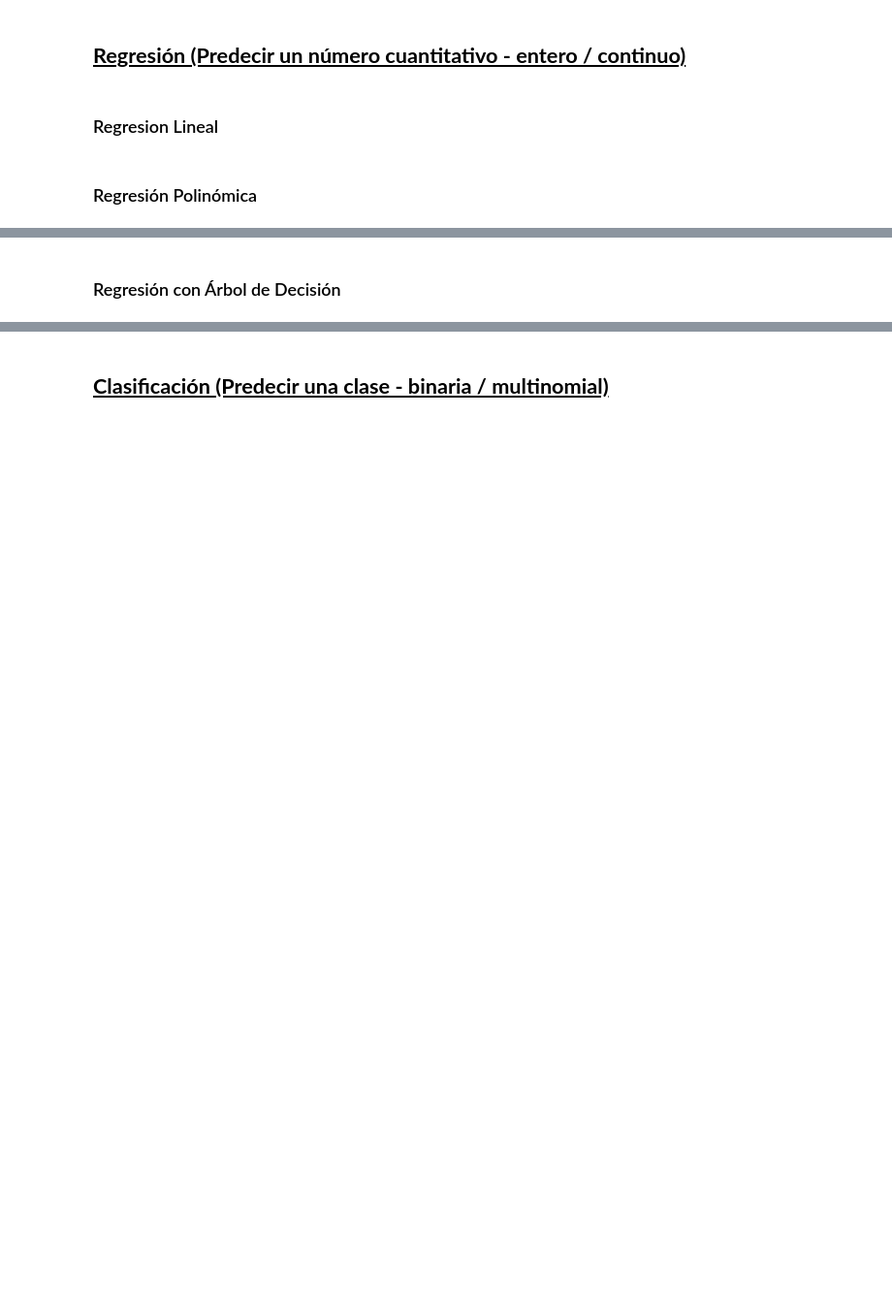
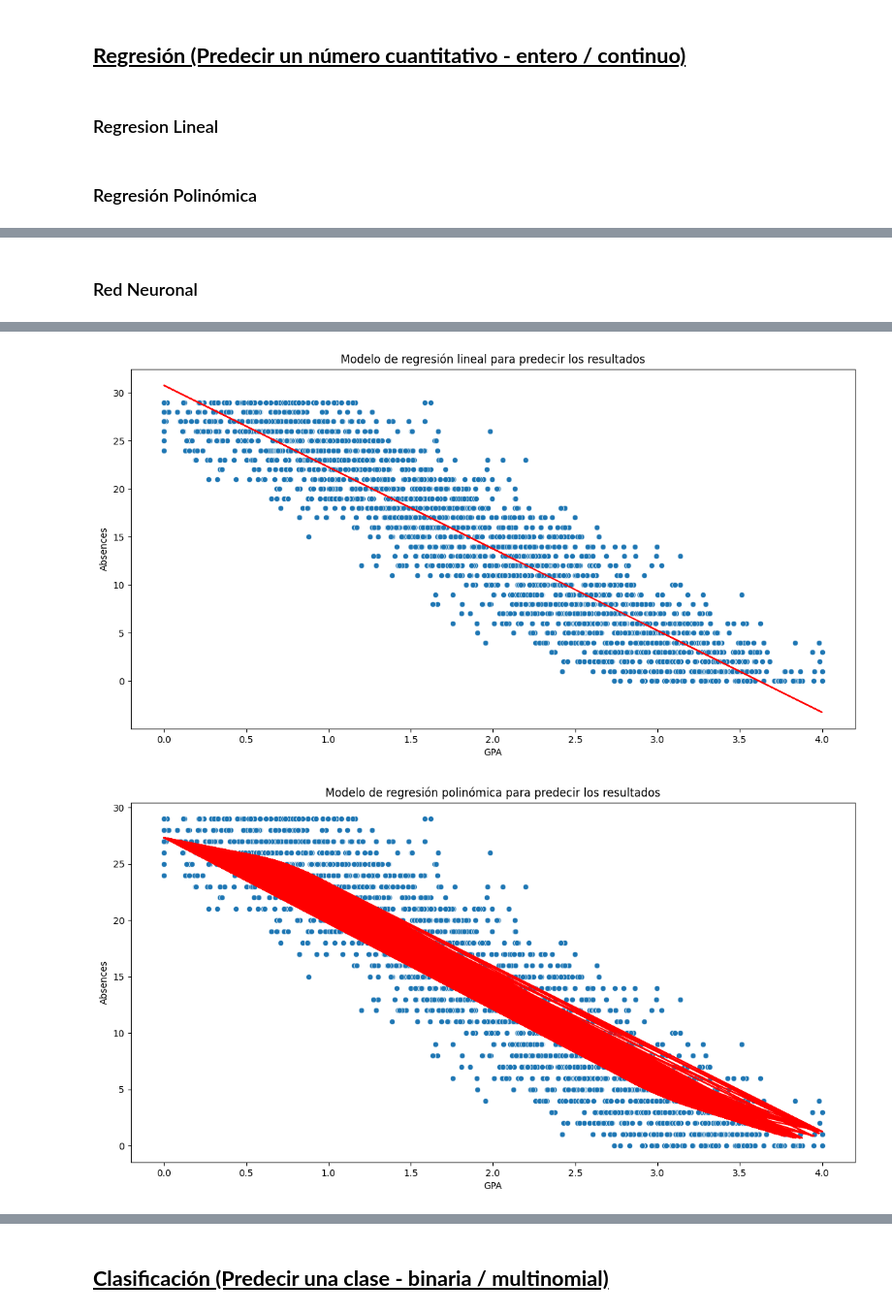
Before and after one commit to MoltenDevLabs/project-4-data-analysis-end-to-end-es, a Jupyter notebook: machine_learning.ipynb, the cells around one changed output, grey strips where cells are left out. Shown at 97% size. Cells and saved outputs as stored; diff of their text form; code cells hidden in the pictures; blank space fills up the shorter version.

```diff
--- a/machine_learning.ipynb
+++ b/machine_learning.ipynb
@@ -160,2 +108,0 @@ def regresion_knn(x, y, x_n, y_n):
-# %% [markdown]
-### Regresión con Árbol de Decisión
@@ -181,0 +109,2 @@ def decision_tree_regressor(x, y, x_n, y_n):
+# %% [markdown]
+### Red Neuronal
@@ -195,10 +174,8 @@ y = y.values.reshape(-1, 1)
 
 models = {'Regresión Lineal': regresion_lineal(x, y, x_n, y_n),
               'Regresión Polinomica': regresion_polinomica(x, y, x_n, y_n),
-              'Regresión Ridge': regresion_ridge(x, y, x_n, y_n),
-              'Regresión Lasso': regresion_lasso(x, y, x_n, y_n),
-              'Regresión KNN': regresion_knn(x, y, x_n, y_n),
-              'Árbol de Decisión': decision_tree_regressor(x, y, x_n, y_n),
+              'Regresión Neuronal': regresion_neuronal(x, y, x_n, y_n),
 }
 
 comparison = compare_models(models)
+# %% [output]
@@ -204,0 +185,2 @@ comparison = compare_models(models)
+[figure, added]
+[figure, added]
```
Also changed, not shown: parts of 19 cells of this notebook.
